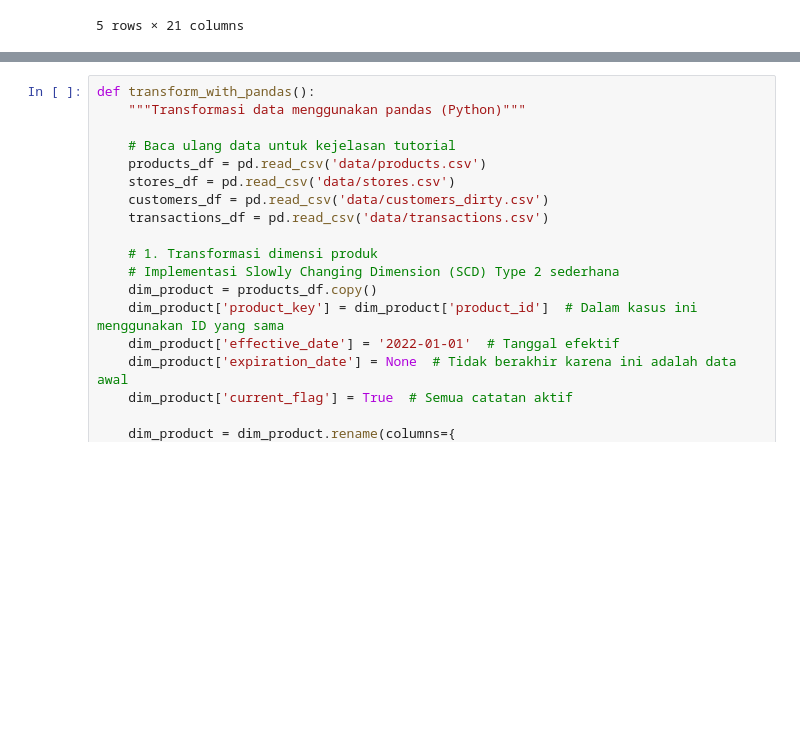
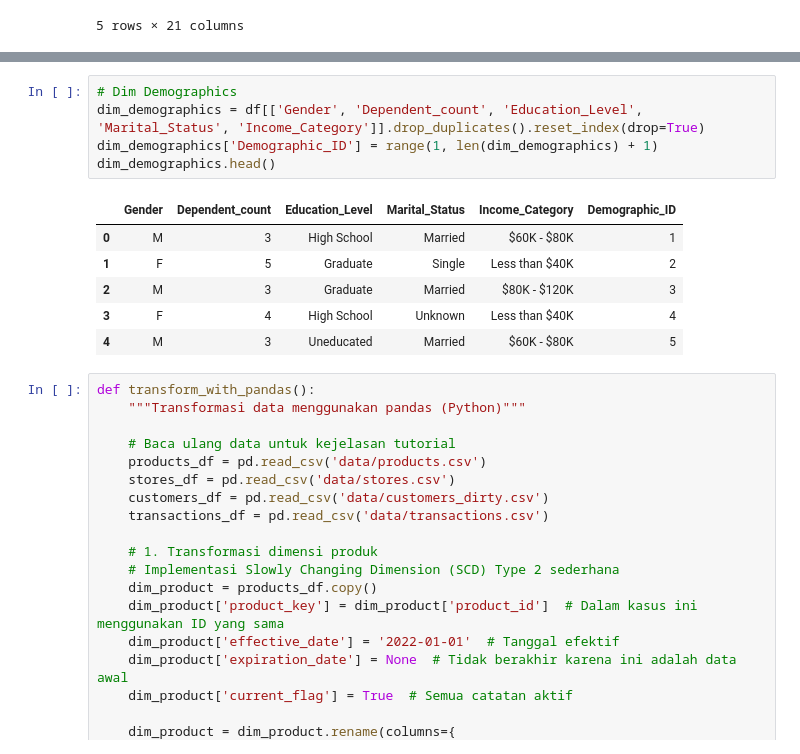
Before and after one commit to otherlife-code/DWIB_Final-Project, a Jupyter notebook: Project Based Milestone 1/Milestone_1.ipynb, the cells around one changed output, grey strips where cells are left out. Cells and saved outputs as stored; diff of their text form; blank space fills up the shorter version.

```diff
--- a/Project Based Milestone 1/Milestone_1.ipynb
+++ b/Project Based Milestone 1/Milestone_1.ipynb
@@ -301,3 +375,15 @@ dim_customer = df[['CLIENTNUM', 'Attrition_Flag', 'Customer_Age', 'Months_on_boo
+# %%
+# Dim Demographics
+dim_demographics = df[['Gender', 'Dependent_count', 'Education_Level', 'Marital_Status', 'Income_Category']].drop_duplicates().reset_index(drop=True)
+dim_demographics['Demographic_ID'] = range(1, len(dim_demographics) + 1)
+dim_demographics.head()
+# %% [output]
+|  | Gender | Dependent_count | Education_Level | Marital_Status | Income_Category | Demographic_ID |
+| 0 | M | 3 | High School | Married | $60K - $80K | 1 |
+| 1 | F | 5 | Graduate | Single | Less than $40K | 2 |
+| 2 | M | 3 | Graduate | Married | $80K - $120K | 3 |
+| 3 | F | 4 | High School | Unknown | Less than $40K | 4 |
+| 4 | M | 3 | Uneducated | Married | $60K - $80K | 5 |
 # %%
 def transform_with_pandas():
     """Transformasi data menggunakan pandas (Python)"""
```
Also changed, not shown: parts of 5 cells of this notebook.
